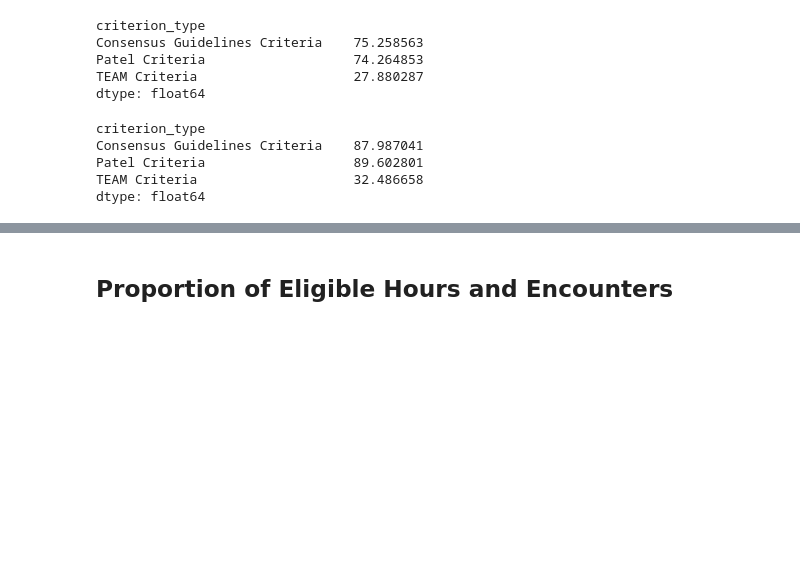
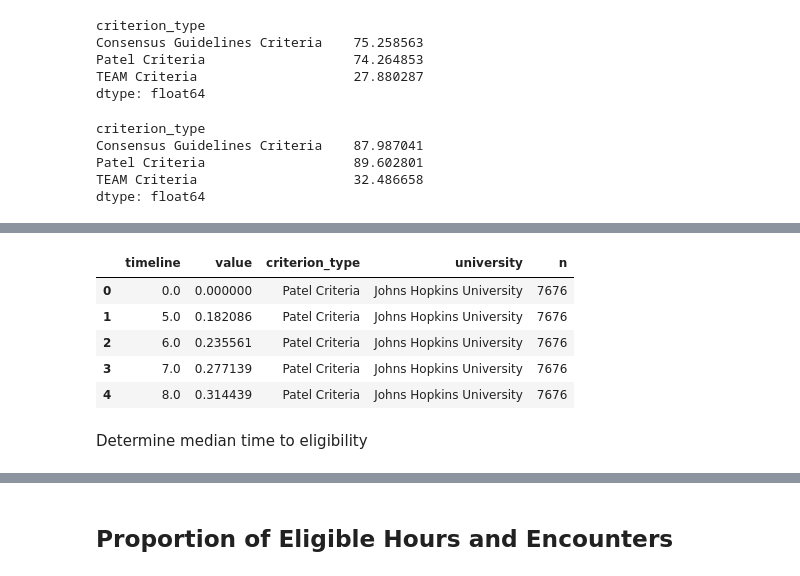
Before and after one commit to chochbe1/CLIF-eligibility-for-mobilization, a Jupyter notebook: code/aggregate_plots.ipynb, the cells around one changed output, grey strips where cells are left out. Saved outputs shown, nothing was run; the diff lists cells and outputs as text; code cells hidden in the pictures; blank space fills up the shorter version.

```diff
--- a/code/aggregate_plots.ipynb
+++ b/code/aggregate_plots.ipynb
@@ -382,0 +640,11 @@ dtype: float64
+# %%
+aggregated_df_all.head()
+# %% [output]
+|  | timeline | value | criterion_type | university | n |
+| 0 | 0.0 | 0.000000 | Patel Criteria | Johns Hopkins University | 7676 |
+| 1 | 5.0 | 0.182086 | Patel Criteria | Johns Hopkins University | 7676 |
+| 2 | 6.0 | 0.235561 | Patel Criteria | Johns Hopkins University | 7676 |
+| 3 | 7.0 | 0.277139 | Patel Criteria | Johns Hopkins University | 7676 |
+| 4 | 8.0 | 0.314439 | Patel Criteria | Johns Hopkins University | 7676 |
+# %% [markdown]
+Determine median time to eligibility
```
Also changed, not shown: parts of 18 cells of this notebook.
